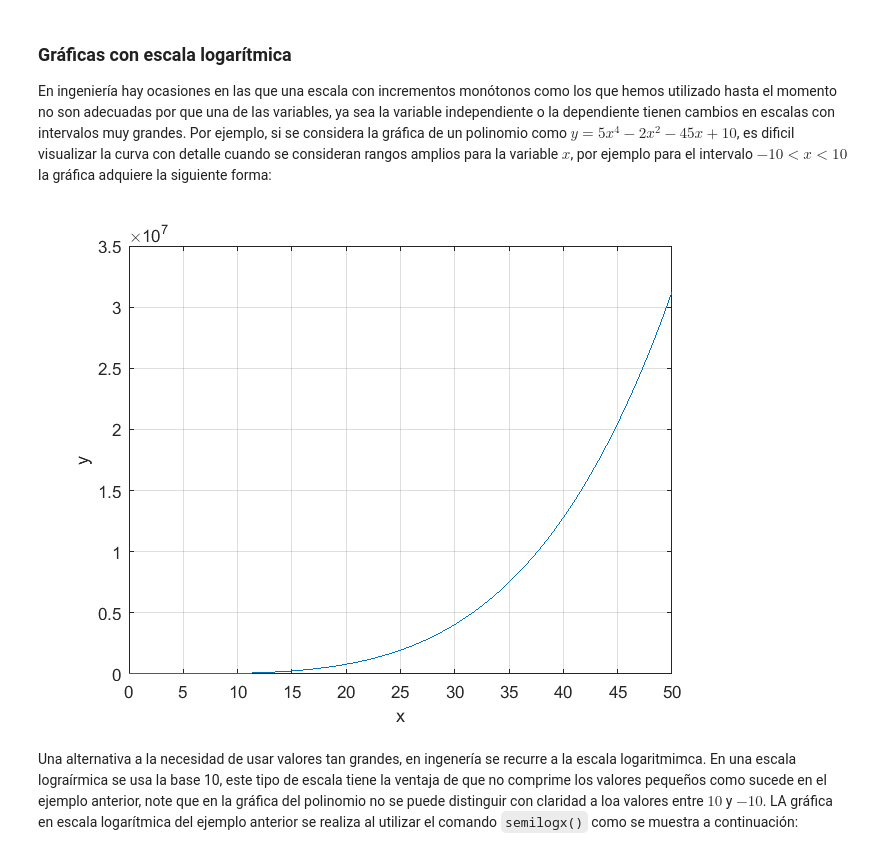
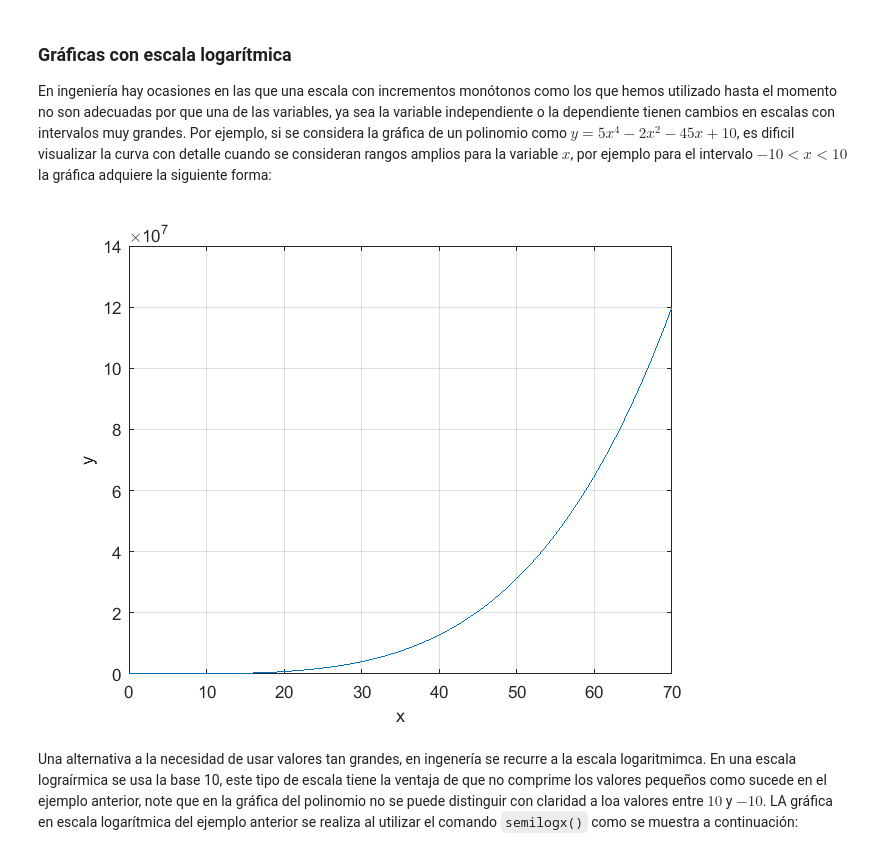
Before and after one commit to LuisGerardo2204/Practicas-de-MATLAB, a Jupyter notebook: _sources/Practica10.ipynb, the cells around one changed output. Saved outputs shown, nothing was run; the diff lists cells and outputs as text; code cells hidden in the pictures.

```diff
--- a/_sources/Practica10.ipynb
+++ b/_sources/Practica10.ipynb
@@ -28,14 +28,14 @@ xlabel("\theta")
 En ingeniería hay ocasiones en las que una escala con incrementos monótonos como los que hemos utilizado hasta el momento no son adecuadas por que una de las variables, ya sea la variable independiente o la dependiente tienen cambios en escalas con intervalos muy grandes. Por ejemplo, si se considera la gráfica de un polinomio como $y=5x^4-2x^2-45x+10$, es dificil visualizar la curva con detalle cuando se consideran rangos amplios para la variable $x$, por ejemplo para el intervalo $-10<x<10$ la gráfica adquiere la siguiente forma:
 # %%
 close all
-x=[0:0.01:50];
+x=[0:0.01:70];
 y=5*x.^4;
 plot(x,y)
 xlabel("x")
 ylabel("y")
 grid
 # %% [output]
-[figure, old version]
+[figure, new version]
 # %% [markdown]
 Una alternativa a la necesidad de usar valores tan grandes, en ingenería se recurre a la escala logaritmimca. En una escala lograírmica se usa la base 10, este tipo de escala tiene la ventaja de que no comprime los valores pequeños como sucede en el ejemplo anterior, note que en la gráfica del polinomio no se puede distinguir con claridad a loa valores entre $10$ y $-10$. LA gráfica en escala logarítmica del ejemplo anterior se realiza al utilizar el comando ``semilogx()`` como se muestra a continuación:
 # %%
```
Also changed, not shown: parts of 7 cells of this notebook, 14 other files.
